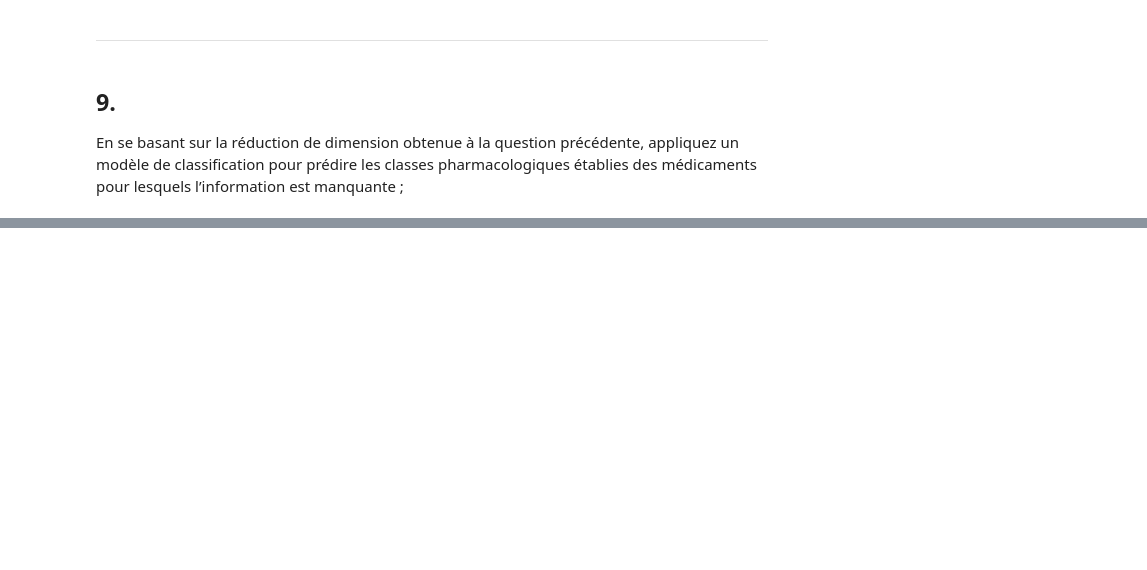
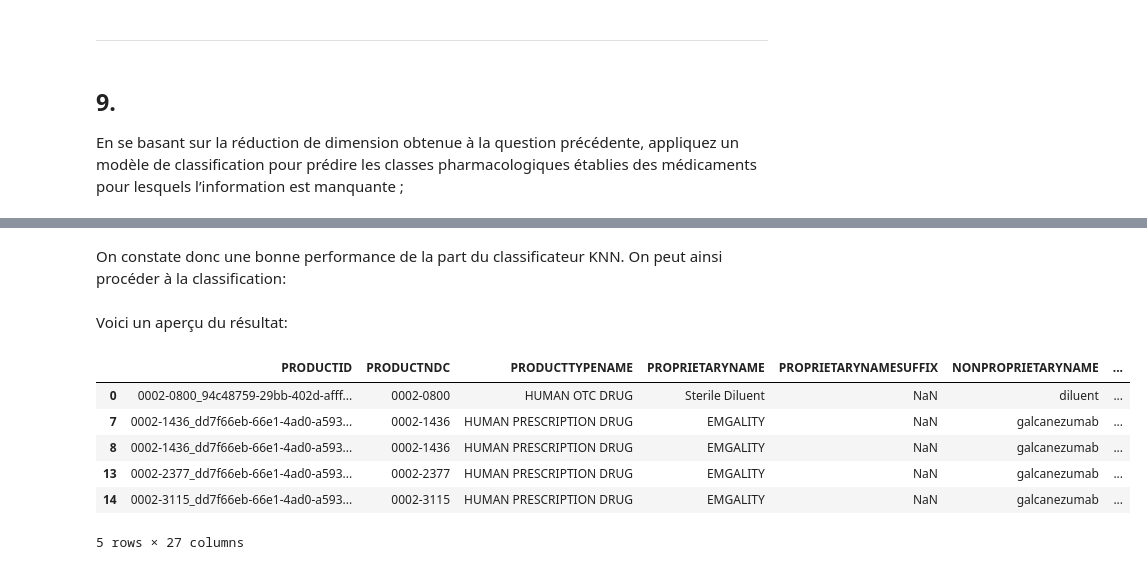
Before and after one commit to ggs22/IFT870-TP2, a Jupyter notebook: tp2_trusted.ipynb, the cells around one changed output, grey strips where cells are left out. Cells and saved outputs as stored; diff of their text form; code cells hidden in the pictures; blank space fills up the shorter version.

```diff
--- a/tp2_trusted.ipynb
+++ b/tp2_trusted.ipynb
@@ -827,0 +859,30 @@ Le modèle présentant le meilleur score est KNeighborsClassifier avec 0.9630707
+# %% [markdown]
+On constate donc une bonne performance de la part du classificateur KNN. On peut ainsi procéder à la classification:
+# %%
+test_predictions = classifier.predict(Xs[prediction_indexes])
+
+pred_epc = enc_epc.inverse_transform(test_predictions[:, 0])
+pred_cd = enc_cs.inverse_transform(test_predictions[:, 1])
+pred_moa = enc_moa.inverse_transform(test_predictions[:, 2])
+pred_pe = enc_pe.inverse_transform(test_predictions[:, 3])
+
+predictions = merged_table[prediction_indexes]
+predictions['EPC'] = enc_epc.inverse_transform(test_predictions[:, 0])
+predictions['CS'] = pred_cd = enc_cs.inverse_transform(test_predictions[:, 1])
+predictions['MoA'] = pred_moa = enc_moa.inverse_transform(test_predictions[:, 2])
+predictions['PE'] = pred_pe = enc_pe.inverse_transform(test_predictions[:, 3])
+
+# for i in test_predictions.shape[0]:
+#      predictions = enc_dic.categories_[0][test_predictions[i][np.where(test_predictions!=0)]]
+# %% [markdown]
+Voici un aperçu du résultat:
+# %%
+predictions.head()
+# %% [output]
+|  | PRODUCTID | PRODUCTNDC | PRODUCTTYPENAME | PROPRIETARYNAME | PROPRIETARYNAMESUFFIX | NONPROPRIETARYNAME | ... |
+| 0 | 0002-0800_94c48759-29bb-402d-afff... | 0002-0800 | HUMAN OTC DRUG | Sterile Diluent | NaN | diluent | ... |
+| 7 | 0002-1436_dd7f66eb-66e1-4ad0-a593... | 0002-1436 | HUMAN PRESCRIPTION DRUG | EMGALITY | NaN | galcanezumab | ... |
+| 8 | 0002-1436_dd7f66eb-66e1-4ad0-a593... | 0002-1436 | HUMAN PRESCRIPTION DRUG | EMGALITY | NaN | galcanezumab | ... |
+| 13 | 0002-2377_dd7f66eb-66e1-4ad0-a593... | 0002-2377 | HUMAN PRESCRIPTION DRUG | EMGALITY | NaN | galcanezumab | ... |
+| 14 | 0002-3115_dd7f66eb-66e1-4ad0-a593... | 0002-3115 | HUMAN PRESCRIPTION DRUG | EMGALITY | NaN | galcanezumab | ... |
+5 rows × 27 columns
```
Also changed, not shown: parts of 7 cells of this notebook.
